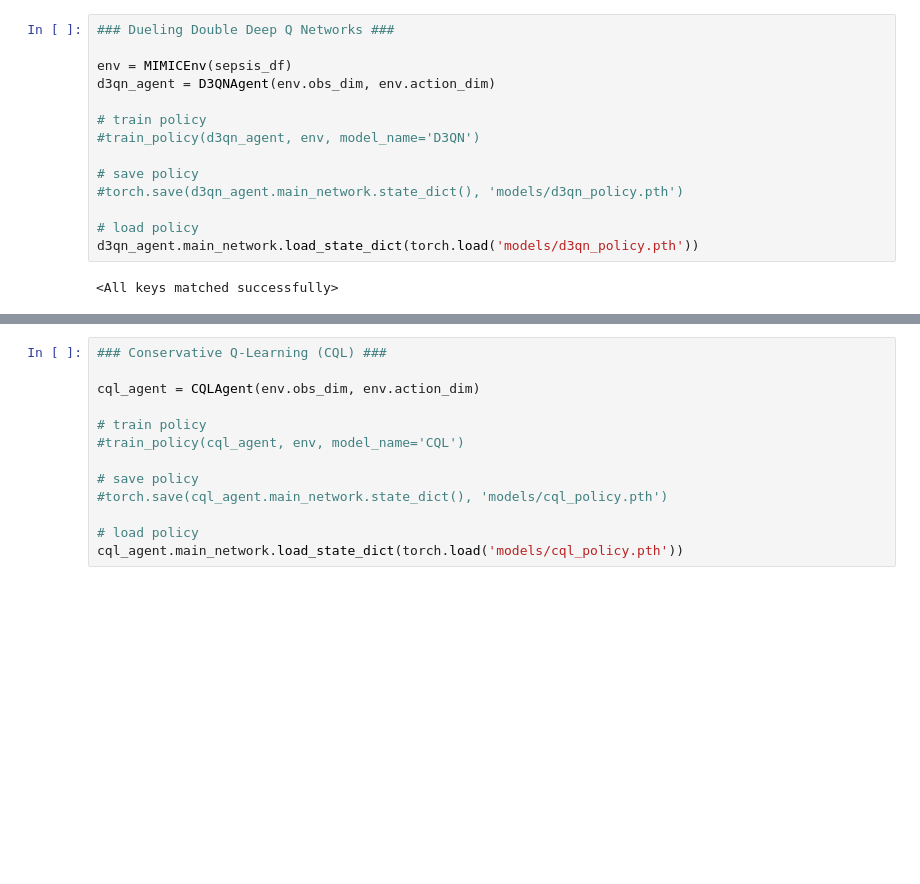
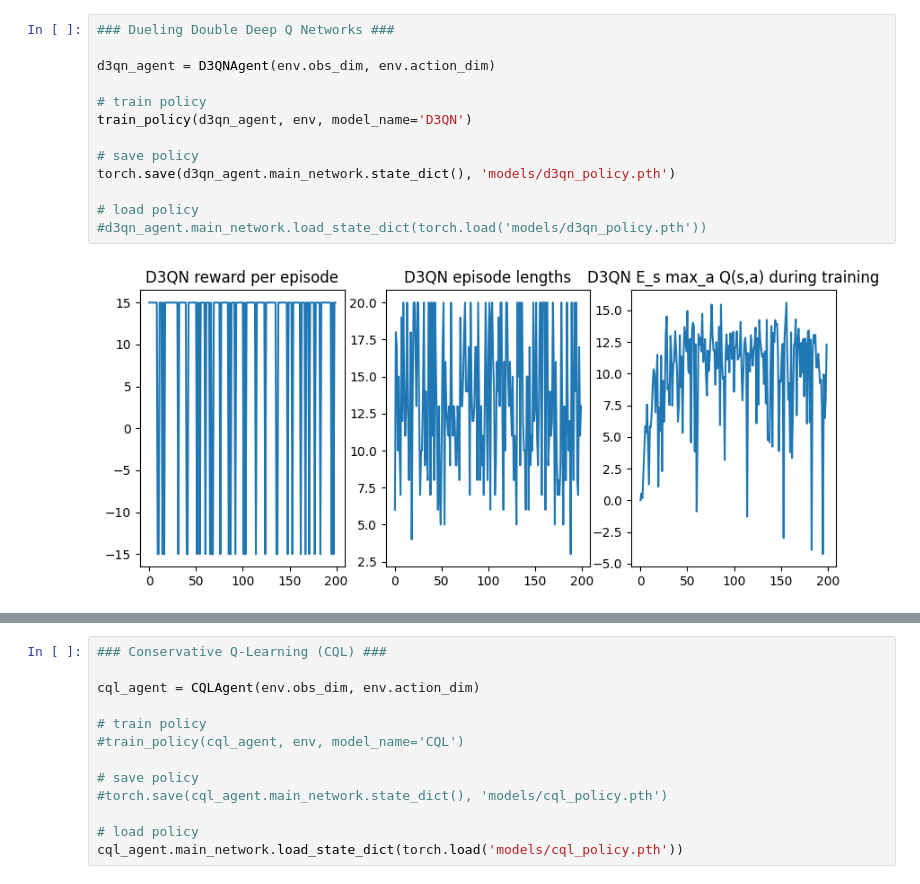
Before and after one commit to weissguy/rl-sepsis, a Jupyter notebook: mimic_policies.ipynb, the cells around one changed output, grey strips where cells are left out. Drawn from its saved outputs; the diff is of its cells as text; blank space fills up the shorter version.

```diff
--- a/mimic_policies.ipynb
+++ b/mimic_policies.ipynb
@@ -144,19 +153,18 @@ def policy_heatmap(action_array, model_name, ax):
 # %%
 ### Dueling Double Deep Q Networks ###
 
-env = MIMICEnv(sepsis_df)
 d3qn_agent = D3QNAgent(env.obs_dim, env.action_dim)
 
 # train policy
-#train_policy(d3qn_agent, env, model_name='D3QN')
+train_policy(d3qn_agent, env, model_name='D3QN')
 
 # save policy
-#torch.save(d3qn_agent.main_network.state_dict(), 'models/d3qn_policy.pth')
+torch.save(d3qn_agent.main_network.state_dict(), 'models/d3qn_policy.pth')
 
 # load policy
-d3qn_agent.main_network.load_state_dict(torch.load('models/d3qn_policy.pth'))
+#d3qn_agent.main_network.load_state_dict(torch.load('models/d3qn_policy.pth'))
 # %% [output]
-<All keys matched successfully>
+[figure, added]
 # %%
 eval_policy(d3qn_agent, env, model_name='D3QN')
 
```
Also changed, not shown: parts of 16 cells of this notebook, 13 other files.
